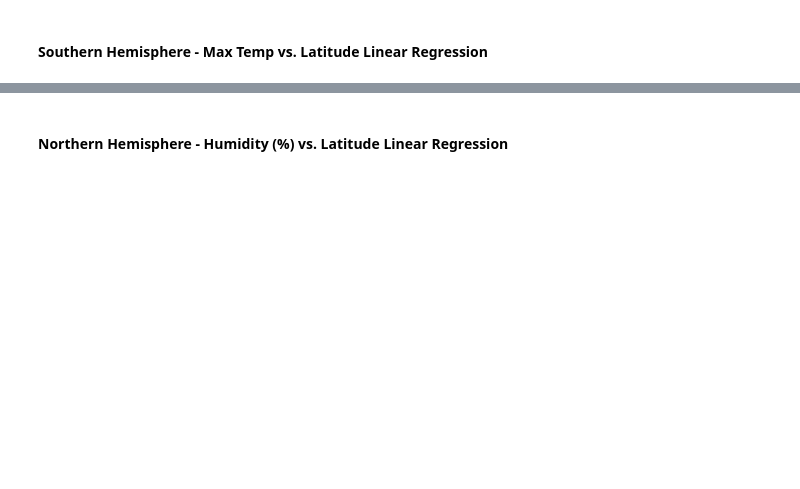
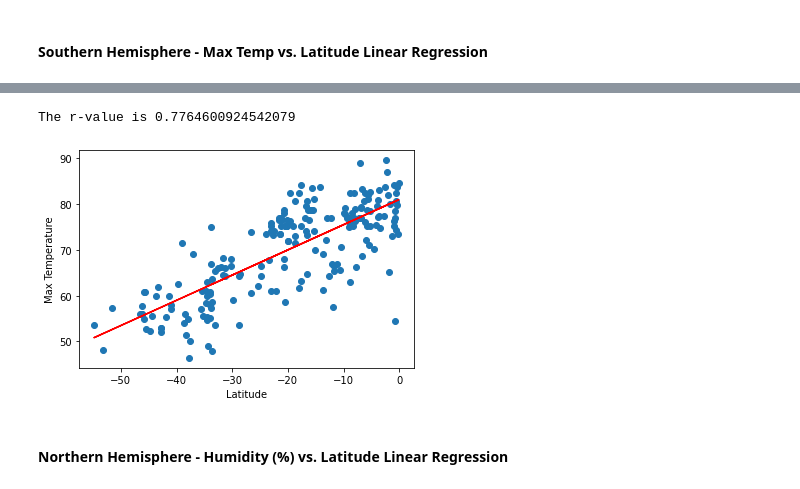
Before and after one commit to sreeven/Bootcamp, a Jupyter notebook: python-api-challenge/WeatherPy/WeatherPy.ipynb, the cells around one changed output, grey strips where cells are left out. Drawn from its saved outputs; the diff is of its cells as text; code cells hidden in the pictures; blank space fills up the shorter version.

```diff
--- a/python-api-challenge/WeatherPy/WeatherPy.ipynb
+++ b/python-api-challenge/WeatherPy/WeatherPy.ipynb
@@ -216,2 +251,9 @@ The r-value is: 0.6082708688906918
+# %%
+plot_regress(south["Latitude"],south["Max Temperature"])
+plt.ylabel("Max Temperature")
+plt.show()
+# %% [output]
+The r-value is 0.7764600924542079
+[figure, added]
 # %% [markdown]
 ####  Northern Hemisphere - Humidity (%) vs. Latitude Linear Regression
```
Also changed, not shown: parts of 29 cells of this notebook, 4 other files.
